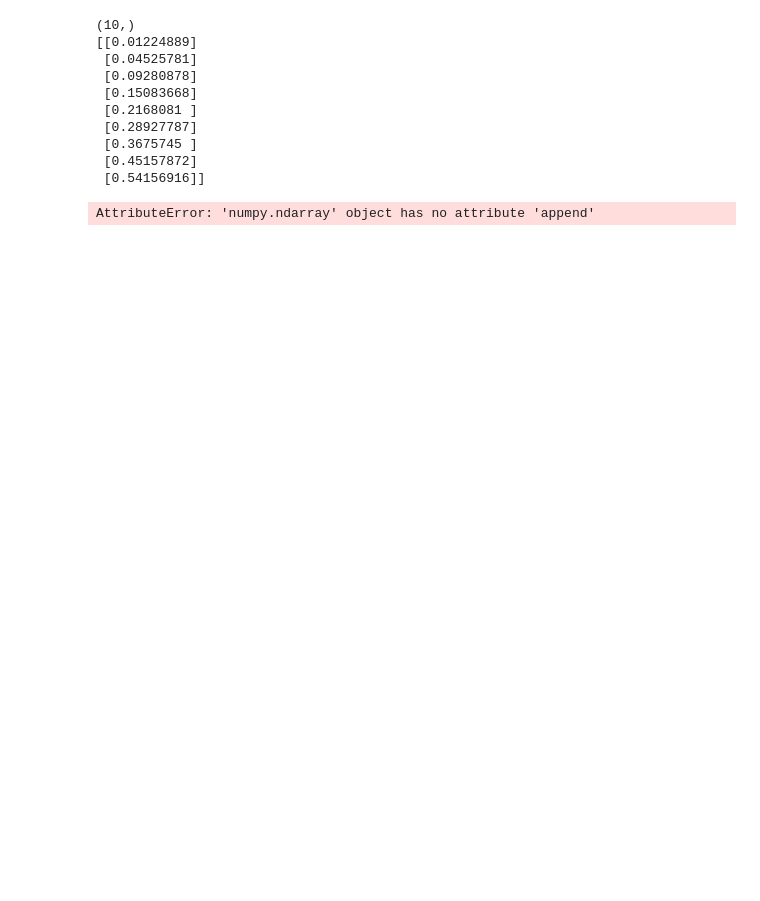
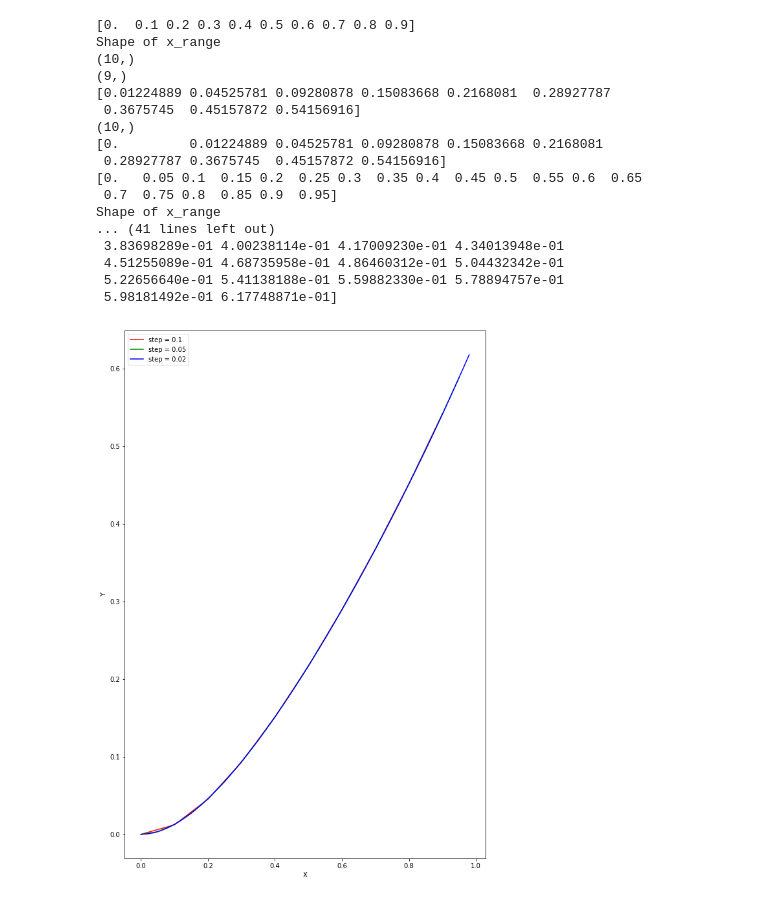
Before and after one commit to KumarRishabh/Advanced-Numerical-Techniques, a Jupyter notebook: Assignment 3.ipynb, the cells around one changed output. Drawn from its saved outputs; the diff is of its cells as text; code cells hidden in the pictures; blank space fills up the shorter version.

```diff
--- a/Assignment 3.ipynb
+++ b/Assignment 3.ipynb
@@ -13,7 +20,7 @@ def BlockTridiagonal(A, B, C, D):
     _B = np.zeros(A.shape)
     _C = np.zeros(A.shape)
     _D = np.zeros((n,2,1))
-
+    D_out = np.zeros(_D.shape)
     _C[0] = np.linalg.inv(B[0]).dot(C[0])
     _D[0] = np.linalg.inv(B[0]).dot(D[0])
 
@@ -21,12 +28,11 @@ def BlockTridiagonal(A, B, C, D):
         _B[i] = B[i] - A[i].dot(_C[i-1])
         _C[i] = np.linalg.inv(_B[i]) .dot(C[i])
         _D[i] = np.linalg.inv(_B[i]).dot(D[i] - A[i].dot(_D[i-1]))
+    D_out[n-1] = np.copy(_D[n-1])
+    for i in range(n-2, -1, -1):
+        D_out[i] = _D[i] - _C[i].dot(D_out[i+1])
 
-    _D[i] =
-    for i in range(n-2, -1, -1):
-        _D[i] = _D[i] - _C[i].dot(_D[i+1])
-
-    return _D
+    return D_out
 # %%
 def BVP(x0, xn, h):
     n = int(np.ceil((xn - x0)/h))
@@ -44,9 +50,12 @@ def BVP(x0, xn, h):
     D[n-2] = D[n-2] - np.array([[0], [1/h**2 + 2/h]])
     X = BlockTridiagonal(A, B, C, D)
     y = X[:, 0]
+
+    y = np.reshape(y, n-1)
+    print(y.shape)
+#     print(y)
+#     y = np.append(y, ((1/h - 1/h**2 + 4/h - 3*X[n-2, 1]/h**2)/6))
     print(y)
-    y = np.reshape(y, n-1)
-    y.append((1/h - 1/h**2 + 4/h - 3*X[1, n-1]/h**2)/6)
 #     print(A)
 #     print(B)
 #     print(C)
@@ -55,31 +64,43 @@ def BVP(x0, xn, h):
 # %%
 def func(x0, xn, h = 0.1):
     return np.arange(x0, xn, h)
 steps = [0.1, 0.05, 0.02]
-colors = ['r', 'g+', 'b*']
+colors = ['r', 'g', 'b']
 x0 = 0
 xn = 1
+labels = ["step = 0.1", "step = 0.05", "step = 0.02"]
 for step in steps:
     x_range = func(x0, xn, step)
+    print(x_range)
+    print("Shape of x_range")
     print(x_range.shape)
     y = BVP(x0, xn, step)
 
-    y = np.append(0, y)
+    y = np.insert(y, 0, 0)
     print(y.shape)
+    print(y)
     plt.xlabel('X')
     plt.ylabel('Y')
     i = steps.index(step)
     plt.plot( x_range, y, colors[i])
     plt.savefig("Plot.png")
+    plt.gca().legend(labels)
 # %% [output]
+[0.  0.1 0.2 0.3 0.4 0.5 0.6 0.7 0.8 0.9]
+Shape of x_range
 (10,)
-[[0.01224889]
- [0.04525781]
- [0.09280878]
- [0.15083668]
- [0.2168081 ]
- [0.28927787]
- [0.3675745 ]
- [0.45157872]
- [0.54156916]]
+(9,)
+[0.01224889 0.04525781 0.09280878 0.15083668 0.2168081  0.28927787
+ 0.3675745  0.45157872 0.54156916]
+(10,)
+[0.         0.01224889 0.04525781 0.09280878 0.15083668 0.2168081
+ 0.28927787 0.3675745  0.45157872 0.54156916]
+[0.   0.05 0.1  0.15 0.2  0.25 0.3  0.35 0.4  0.45 0.5  0.55 0.6  0.65
+ 0.7  0.75 0.8  0.85 0.9  0.95]
+Shape of x_range
+... (41 lines left out)
+ 3.83698289e-01 4.00238114e-01 4.17009230e-01 4.34013948e-01
+ 4.51255089e-01 4.68735958e-01 4.86460312e-01 5.04432342e-01
+ 5.22656640e-01 5.41138188e-01 5.59882330e-01 5.78894757e-01
+ 5.98181492e-01 6.17748871e-01]
-AttributeError: 'numpy.ndarray' object has no attribute 'append'
+[figure, added]
```
Also changed, not shown: parts of 3 cells of this notebook, 6 other files.
